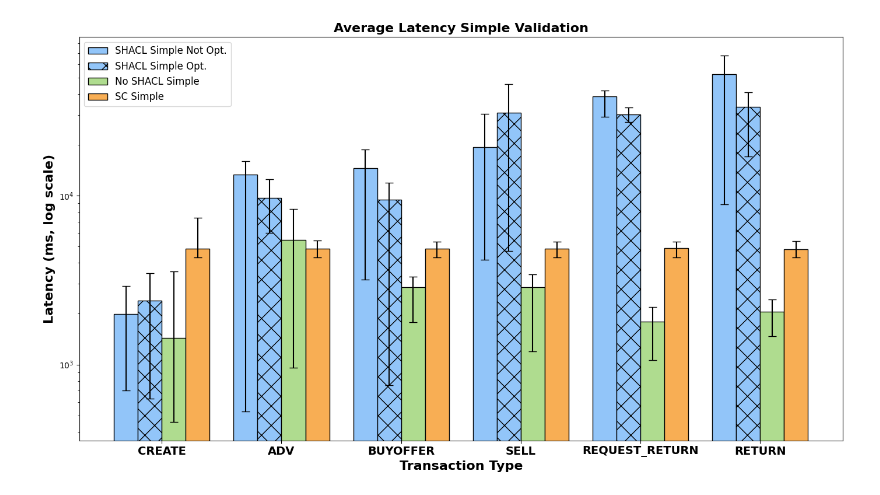
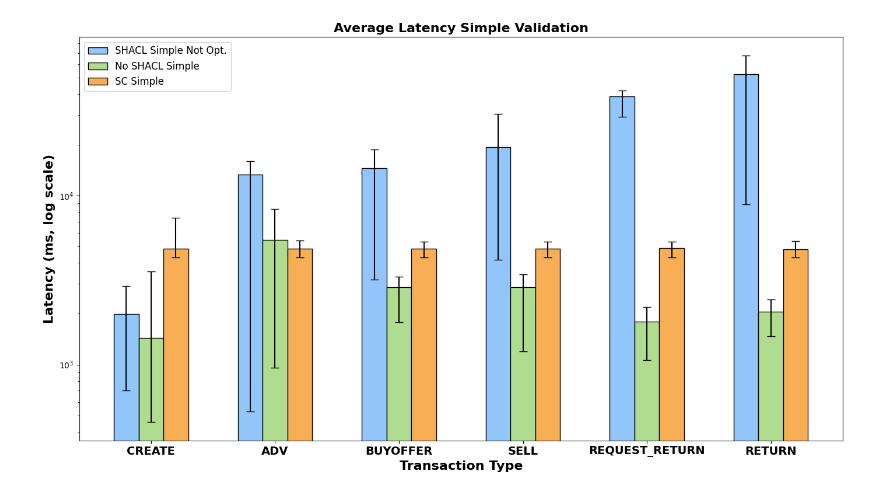
Before and after one commit to sogolsmansouri/smartchaindb, a Jupyter notebook: charts/charts.ipynb, the cells around one changed output. Drawn from its saved outputs; the diff is of its cells as text; code cells hidden in the pictures.

```diff
--- a/charts/charts.ipynb
+++ b/charts/charts.ipynb
@@ -4,27 +4,12 @@ import matplotlib.pyplot as plt
 import numpy as np
 
 ShaclSimpleNotOpt = 'SHACL Simple Not Opt.'
-ShaclSimpleOpt = 'SHACL Simple Opt.'
-ShaclComplexNotOpt = 'SHACL Complex Not Opt.'
-ShaclComplexOpt = 'SHACL Complex Opt.'
 NoshaclSimple = 'No SHACL Simple'
-NoshaclComplex = 'No SHACL Complex'
 ScSimple = 'SC Simple'
-ScComplex = 'SC Complex'
 
 ColorShaclSimpleNotOpt = '#92C5F9'
-ColorShaclSimpleOpt = ColorShaclSimpleNotOpt
-
-ColorShaclComplexNotOpt = '#4394E5'
-ColorShaclComplexOpt = ColorShaclComplexNotOpt
-
 ColorNoshaclSimple = '#AFDC8F'
-ColorNoshaclComplex = '#87BB62'
-
 ColorScSimple = '#F8AE54'
-ColorScComplex = '#F5921B'
-
-
 
 x_labels = ['CREATE', 'ADV', 'BUYOFFER', 'SELL', 'REQUEST_RETURN', 'RETURN']  # Transaction types
 
@@ -32,11 +17,6 @@ x_labels = ['CREATE', 'ADV', 'BUYOFFER', 'SELL', 'REQUEST_RETURN', 'RETURN']  #
 set1_min = [701, 529, 3190, 4188, 29313, 8870]  # Set 1: min values
 set1_max = [2920, 16014, 18699, 30379, 41804, 67701]  # Set 1: max values
 set1_avg = [1989.01,13358.14, 14547.84,19344.18,38589.4, 52413.13]  # Set 1: average values
-
-#shacl simple opt: 3
-set2_min = [630,5994,752,4691,27315,17126]  # Set 2: min values
-set2_max = [3472,12464,11927,45813,33269,40978]  # Set 2: max values
-set2_avg = [2391.47,9671.77,9442.35,31091.13,30209.89,33648.61]  # Set 2: average values
 
 #non shacl simple 11
 set3_min = [456,960,1776,1196,1062,1475]  # Set 2: min values
@@ -53,12 +33,11 @@ data = {
     'set1_min': set1_min,
     'set1_max': set1_max,
     'set1_avg': set1_avg,
-    'set2_min': set2_min,
-    'set2_max': set2_max,
-    'set2_avg': set2_avg,
+
     'set3_min': set3_min,
     'set3_max': set3_max,
     'set3_avg': set3_avg,
+
     'set4_min': set4_min,
     'set4_max': set4_max,
     'set4_avg': set4_avg,
@@ -71,50 +50,47 @@ fig, ax = plt.subplots(figsize=(14, 8))
 # Bar width and positions
 bar_width = 0.2
 index = np.arange(len(x_labels))
-colors = ['#377eb8', '#4daf4a', '#e41a1c', '#984ea3', '#ff7f00', '#A52A2A', '#a65628', '#f781bf']
-hatches = ['|', 'x', '\\', '..', '-', '', '|', '/']  # Crosshatch every second bar
-capabilities = [ShaclSimpleNotOpt, ShaclSimpleOpt, ShaclComplexNotOpt,
-                ShaclComplexOpt, NoshaclSimple,NoshaclComplex,  ScSimple, ScComplex]
+colors = ['#377eb8', '#4daf4a', '#e41a1c']
+hatches = ['|', 'x', '\\']  # Crosshatch every second bar
+capabilities = [ShaclSimpleNotOpt, NoshaclSimple,  ScSimple]
 
 # Bar chart for each set with error bars
+# Bar chart for each set with error bars
 bars = []
-bars.append(ax.bar(index - 1.5 * bar_width, df['set1_avg'], bar_width, color=ColorShaclSimpleNotOpt,
+bars.append(ax.bar(index - bar_width, df['set1_avg'], bar_width, color=ColorShaclSimpleNotOpt,
                    yerr=[df['set1_avg'] - df['set1_min'], df['set1_max'] - df['set1_avg']], capsize=5, edgecolor='black'))
 
-bars.append(ax.bar(index - 0.5 * bar_width, df['set2_avg'], bar_width, hatch=hatches[1], color=ColorShaclSimpleOpt,
-                   yerr=[df['set2_avg'] - df['set2_min'], df['set2_max'] - df['set2_avg']], capsize=5, edgecolor='black'))
-
-bars.append(ax.bar(index + 0.5 * bar_width, df['set3_avg'], bar_width, color=ColorNoshaclSimple,
+bars.append(ax.bar(index, df['set3_avg'], bar_width, color=ColorNoshaclSimple,
                    yerr=[df['set3_avg'] - df['set3_min'], df['set3_max'] - df['set3_avg']], capsize=5, edgecolor='black'))
 
-bars.append(ax.bar(index + 1.5 * bar_width, df['set4_avg'], bar_width, color=ColorScSimple,
+bars.append(ax.bar(index + bar_width, df['set4_avg'], bar_width, color=ColorScSimple,
                    yerr=[df['set4_avg'] - df['set4_min'], df['set4_max'] - df['set4_avg']], capsize=5, edgecolor='black'))
 
 # Set labels and title
 ax.set_title('Average Latency Simple Validation', fontsize=16,fontweight='bold')
 ax.set_xlabel('Transaction Type', fontsize=16, fontweight='bold')
 ax.set_ylabel('Latency (ms, log scale)', fontsize=16,fontweight='bold')
 
 # Log scale for the y-axis to accommodate disparity
 ax.set_yscale('log')
 
 # Adjust x-tick positions and labels
 ax.set_xticks(index)
 ax.set_xticklabels(x_labels, fontsize=14,fontweight='bold')
 
-ax.legend([bars[0], bars[1], bars[2], bars[3]],
-          [ShaclSimpleNotOpt, ShaclSimpleOpt, NoshaclSimple, ScSimple],
+ax.legend([bars[0], bars[1], bars[2]],
+          [ShaclSimpleNotOpt, NoshaclSimple, ScSimple],
           fontsize=12, loc='upper left')
 
 # Layout adjustment for better spacing
 plt.tight_layout()
 
 plt.savefig("chart1.pdf", format='pdf')
 
 # Show the plot
 plt.show()
 # %% [output]
-[figure, old version]
+[figure, new version]
 # %%
 import pandas as pd
 import matplotlib.pyplot as plt
```
Also changed, not shown: parts of 5 cells of this notebook, 4 other files.
